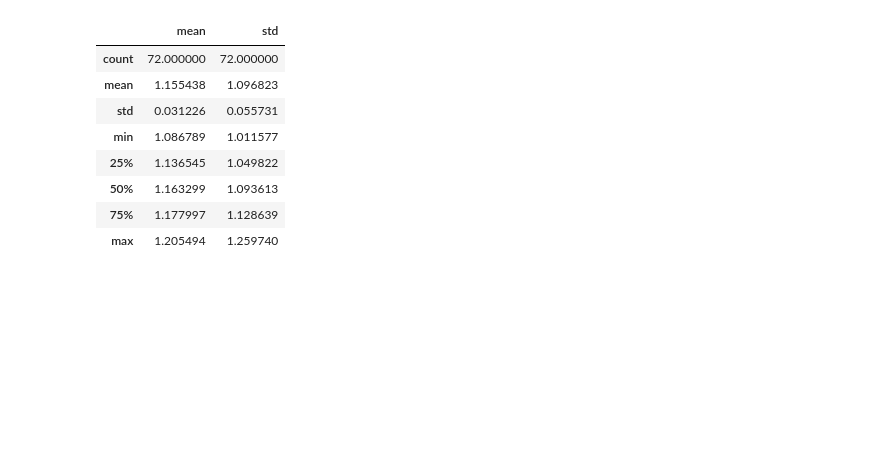
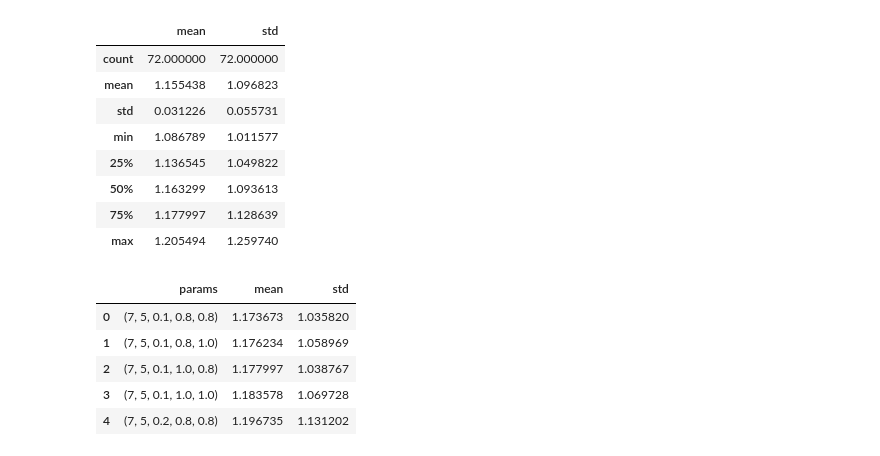
Before and after one commit to Erdos-Projects/predicting-day-ahead-solar-power-production, a Jupyter notebook: notebooks/modeling/CEB/xgboosting.ipynb, the cells around one changed output. Saved outputs shown, nothing was run; the diff lists cells and outputs as text; code cells hidden in the pictures; blank space fills up the shorter version.

```diff
--- a/notebooks/modeling/CEB/xgboosting.ipynb
+++ b/notebooks/modeling/CEB/xgboosting.ipynb
@@ -303,0 +326,9 @@ total.describe()
+# %%
+total.head()
+# %% [output]
+|  | params | mean | std |
+| 0 | (7, 5, 0.1, 0.8, 0.8) | 1.173673 | 1.035820 |
+| 1 | (7, 5, 0.1, 0.8, 1.0) | 1.176234 | 1.058969 |
+| 2 | (7, 5, 0.1, 1.0, 0.8) | 1.177997 | 1.038767 |
+| 3 | (7, 5, 0.1, 1.0, 1.0) | 1.183578 | 1.069728 |
+| 4 | (7, 5, 0.2, 0.8, 0.8) | 1.196735 | 1.131202 |
```
Also changed, not shown: parts of 10 cells of this notebook, 7 other files.
